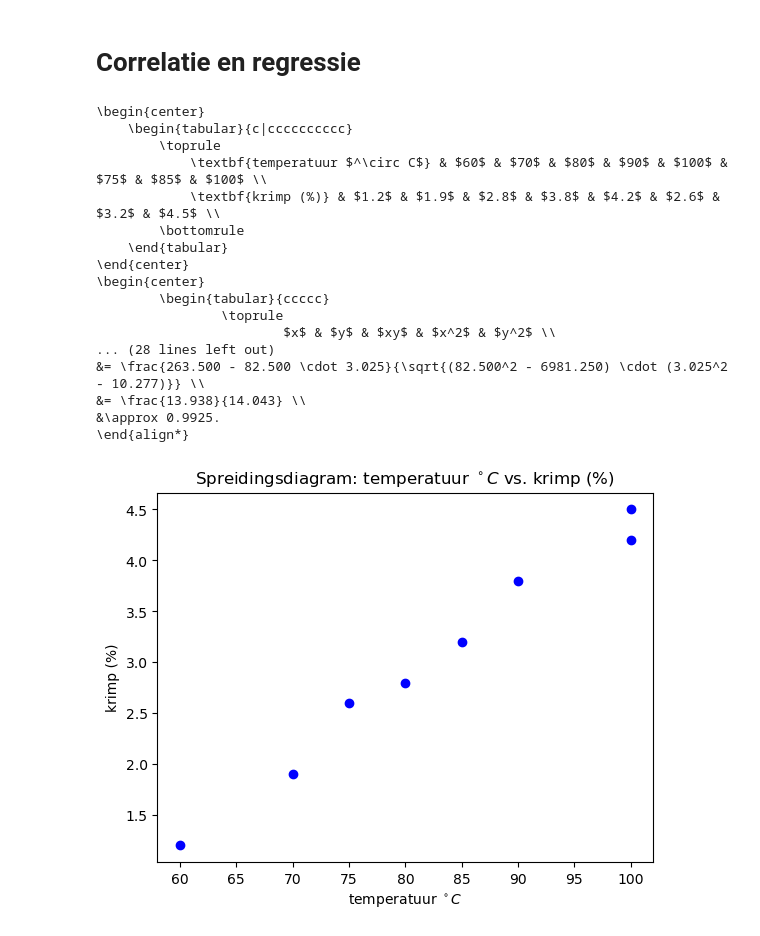
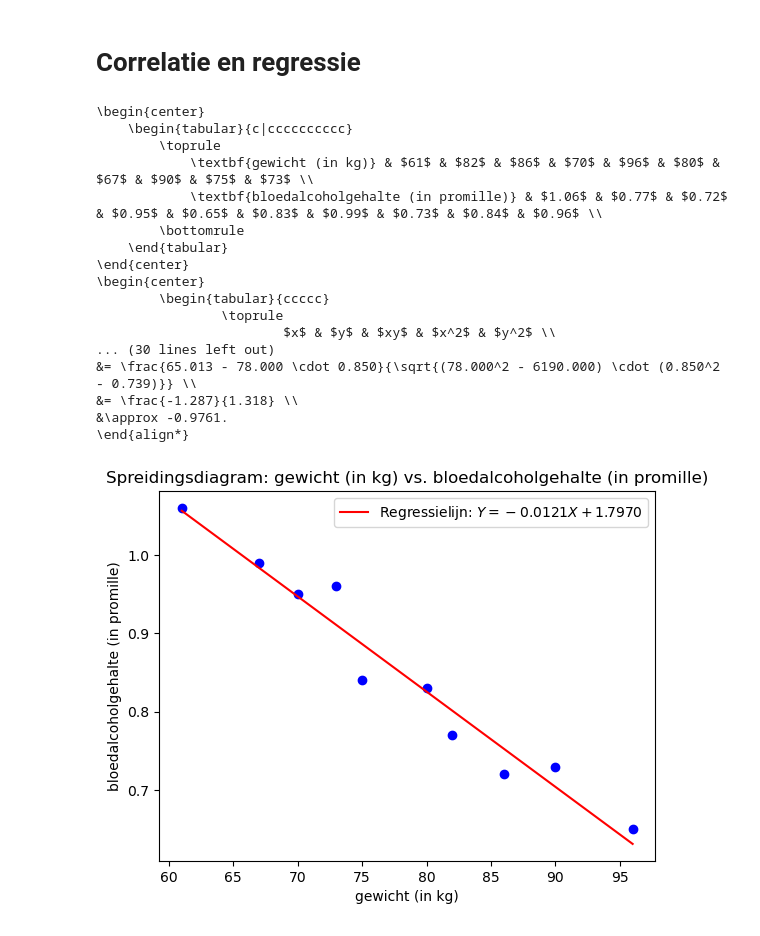
Before and after one commit to DBlom96/Statistiek, a Jupyter notebook: Python/visualisations.ipynb, the cells around one changed output. Saved outputs shown, nothing was run; the diff lists cells and outputs as text; code cells hidden in the pictures.

```diff
--- a/Python/visualisations.ipynb
+++ b/Python/visualisations.ipynb
@@ -1189,11 +1189,11 @@ def regression_coefficients_latex(X, Y):
         "\\begin{align*}\n"
         "b &= \\frac{\\overline{xy} - \\overline{x} \\cdot \\overline{y}}{\\overline{x^2} - (\\overline{x})^2} \\\\\n"
         f"&= \\frac{{{avg_XY:.3f} - {avg_X:.3f} \\cdot {avg_Y:.3f}}}{{{avg_X_squared:.3f} - ({avg_X:.3f})^2}} \\\\\n"
-        f"&= \\frac{{{numerator:.3f}}}{{{denominator:.3f}}} = {beta_1:.4f} \\\\\n\n"
+        f"&= \\frac{{{numerator:.3f}}}{{{denominator:.3f}}} \\approx {beta_1:.4f} \\\\\n\n"
 
         "a &= \\overline{y} - b \\cdot \\overline{x} \\\\\n"
         f"&= {avg_Y:.3f} - {beta_1:.4f} \\cdot {avg_X:.3f} \\\\\n"
-        f"&= {beta_0:.4f}.\n"
+        f"&\\approx {beta_0:.4f}.\n"
         "\\end{align*}"
         "\n"
         f"De formule van de regressielijn behorende bij deze steekproef is dus gelijk aan $Y = {beta_0:.4f}{'+' if beta_1 > 0 else ''}{beta_1:.4f}X$."
@@ -1228,52 +1228,52 @@ def pearson_correlation_latex(X, Y):
     return latex_code
 # %%
 # Temperatuur (degrees celsius)
-X = [60, 70, 80, 90, 100, 75, 85, 100]
+X = [61, 82, 86, 70, 96, 80, 67, 90, 75, 73]
 
 # Time to complete 3 km speed march (min) – with more noise
-Y = [1.2, 1.9, 2.8, 3.8, 4.2, 2.6, 3.2, 4.5]
+Y = [i * 1 for i in [1.06, 0.77, 0.72, 0.95, 0.65, 0.83, 0.99, 0.73, 0.84, 0.96]]
 
-X_pred = 65
+X_pred = 85
 labels = {
-    "X": "temperatuur $^\\circ C$",
-    "Y": "krimp (%)"
+    "X": "gewicht (in kg)",
+    "Y": "bloedalcoholgehalte (in promille)"
 }
 
 # Generate LaTeX table for the question itself (horizontal)
 latex_table = generate_latex_table(X, Y, labels)
 print(latex_table)
 
 # Plot X and Y in a scatter plot
-plot_linear_regression(X, Y, labels, filename=FIGURE_PATH + "opgave_13.1.png")
+plot_linear_regression(X, Y, labels, regression_line=True, filename=FIGURE_PATH + "opgave_13.4.png")
 
 # Generate LaTeX table for computing the regression line and the correlation coefficient
 regression_table = generate_latex_table_regression(X, Y)
 print(regression_table)
 
 regression_coefficients, a, b = regression_coefficients_latex(X, Y)
 print(regression_coefficients)
 
 Y_pred = a + b * X_pred
 print(f"Voorspelde waarde voor $Y$ bij $X = {X_pred}$ is gelijk aan {Y_pred}")
 
 pearson = pearson_correlation_latex(X, Y)
 print(pearson)
 # %% [output]
 \begin{center}
     \begin{tabular}{c|cccccccccc}
         \toprule
-            \textbf{temperatuur $^\circ C$} & $60$ & $70$ & $80$ & $90$ & $100$ & $75$ & $85$ & $100$ \\
-            \textbf{krimp (%)} & $1.2$ & $1.9$ & $2.8$ & $3.8$ & $4.2$ & $2.6$ & $3.2$ & $4.5$ \\
+            \textbf{gewicht (in kg)} & $61$ & $82$ & $86$ & $70$ & $96$ & $80$ & $67$ & $90$ & $75$ & $73$ \\
+            \textbf{bloedalcoholgehalte (in promille)} & $1.06$ & $0.77$ & $0.72$ & $0.95$ & $0.65$ & $0.83$ & $0.99$ & $0.73$ & $0.84$ & $0.96$ \\
         \bottomrule
     \end{tabular}
 \end{center}
 \begin{center}
         \begin{tabular}{ccccc}
                 \toprule
                         $x$ & $y$ & $xy$ & $x^2$ & $y^2$ \\
-... (28 lines left out)
-&= \frac{263.500 - 82.500 \cdot 3.025}{\sqrt{(82.500^2 - 6981.250) \cdot (3.025^2 - 10.277)}} \\
-&= \frac{13.938}{14.043} \\
-&\approx 0.9925.
+... (30 lines left out)
+&= \frac{65.013 - 78.000 \cdot 0.850}{\sqrt{(78.000^2 - 6190.000) \cdot (0.850^2 - 0.739)}} \\
+&= \frac{-1.287}{1.318} \\
+&\approx -0.9761.
 \end{align*}
-[figure, old version]
+[figure, new version]
```
Also changed, not shown: parts of 2 cells of this notebook, 11 other files.
